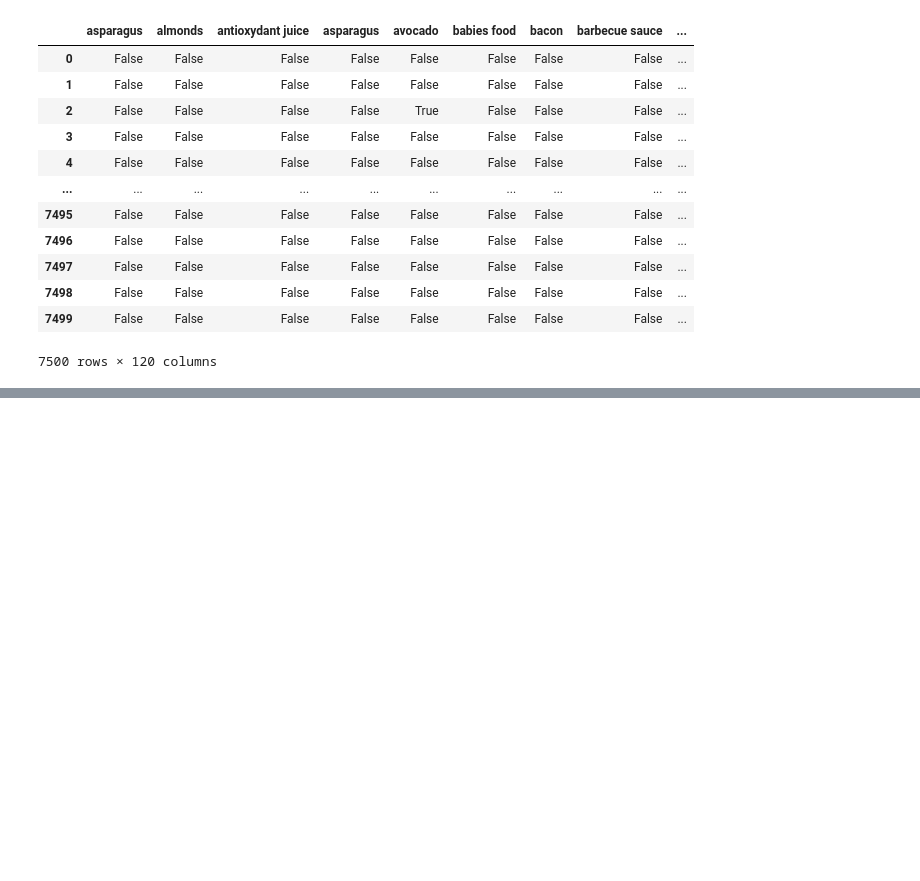
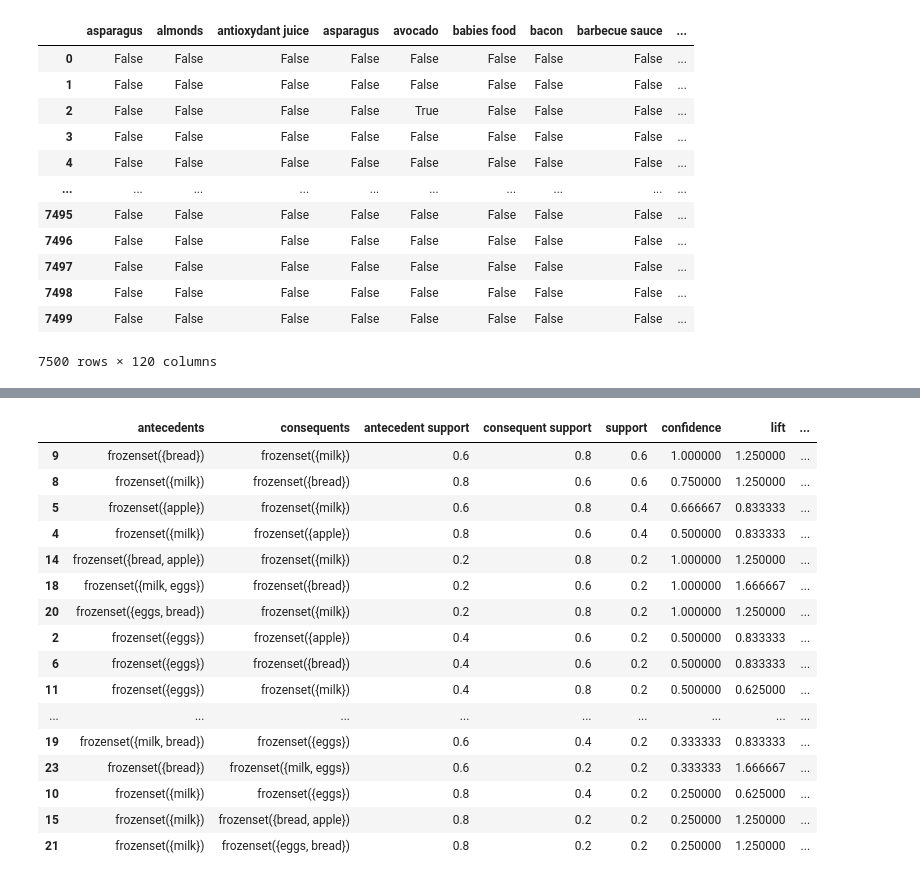
Before and after one commit to VedantMS/TY_BSc_CS, a Jupyter notebook: DA/apriori.ipynb, the cells around one changed output, grey strips where cells are left out. Cells and saved outputs as stored; diff of their text form; code cells hidden in the pictures; blank space fills up the shorter version.

```diff
--- a/DA/apriori.ipynb
+++ b/DA/apriori.ipynb
@@ -115,0 +278,21 @@ freq_items
+# %%
+#   Create the following dataset in python & Convert the categorical values into numeric format. Apply
+#   the apriori algorithm on the above dataset to generate the frequent itemsets and association rules. Repeat
+#   the process with different min_sup values.
+
+transactions =   [   ['eggs', 'milk','bread'],
+                    ['eggs', 'apple'],
+                    ['milk', 'bread'],
+                    ['apple', 'milk'],
+                    ['milk', 'apple', 'bread']
+                ]
+
+te = TransactionEncoder()
+
+te_array = te.fit(transactions).transform(transactions)
+
+
+df = pd.DataFrame(te_array, columns = te.columns_)
+
+freq_items = apriori(df, min_support = 0.05, use_colnames = True)
+freq_items
@@ -115,0 +313,23 @@ freq_items
+# %%
+rules = association_rules(freq_items, metric = 'support', min_threshold = 0.05)
+rules = rules.sort_values(['support', 'confidence'], ascending = [False, False])
+
+rules
+# %% [output]
+|  | antecedents | consequents | antecedent support | consequent support | support | confidence | lift | ... |
+| 9 | frozenset({bread}) | frozenset({milk}) | 0.6 | 0.8 | 0.6 | 1.000000 | 1.250000 | ... |
+| 8 | frozenset({milk}) | frozenset({bread}) | 0.8 | 0.6 | 0.6 | 0.750000 | 1.250000 | ... |
+| 5 | frozenset({apple}) | frozenset({milk}) | 0.6 | 0.8 | 0.4 | 0.666667 | 0.833333 | ... |
+| 4 | frozenset({milk}) | frozenset({apple}) | 0.8 | 0.6 | 0.4 | 0.500000 | 0.833333 | ... |
+| 14 | frozenset({bread, apple}) | frozenset({milk}) | 0.2 | 0.8 | 0.2 | 1.000000 | 1.250000 | ... |
+| 18 | frozenset({milk, eggs}) | frozenset({bread}) | 0.2 | 0.6 | 0.2 | 1.000000 | 1.666667 | ... |
+| 20 | frozenset({eggs, bread}) | frozenset({milk}) | 0.2 | 0.8 | 0.2 | 1.000000 | 1.250000 | ... |
+| 2 | frozenset({eggs}) | frozenset({apple}) | 0.4 | 0.6 | 0.2 | 0.500000 | 0.833333 | ... |
+| 6 | frozenset({eggs}) | frozenset({bread}) | 0.4 | 0.6 | 0.2 | 0.500000 | 0.833333 | ... |
+| 11 | frozenset({eggs}) | frozenset({milk}) | 0.4 | 0.8 | 0.2 | 0.500000 | 0.625000 | ... |
+| ... | ... | ... | ... | ... | ... | ... | ... | ... |
+| 19 | frozenset({milk, bread}) | frozenset({eggs}) | 0.6 | 0.4 | 0.2 | 0.333333 | 0.833333 | ... |
+| 23 | frozenset({bread}) | frozenset({milk, eggs}) | 0.6 | 0.2 | 0.2 | 0.333333 | 1.666667 | ... |
+| 10 | frozenset({milk}) | frozenset({eggs}) | 0.8 | 0.4 | 0.2 | 0.250000 | 0.625000 | ... |
+| 15 | frozenset({milk}) | frozenset({bread, apple}) | 0.8 | 0.2 | 0.2 | 0.250000 | 1.250000 | ... |
+| 21 | frozenset({milk}) | frozenset({eggs, bread}) | 0.8 | 0.2 | 0.2 | 0.250000 | 1.250000 | ... |
```
Also changed, not shown: parts of 13 cells of this notebook, 2 other files.
